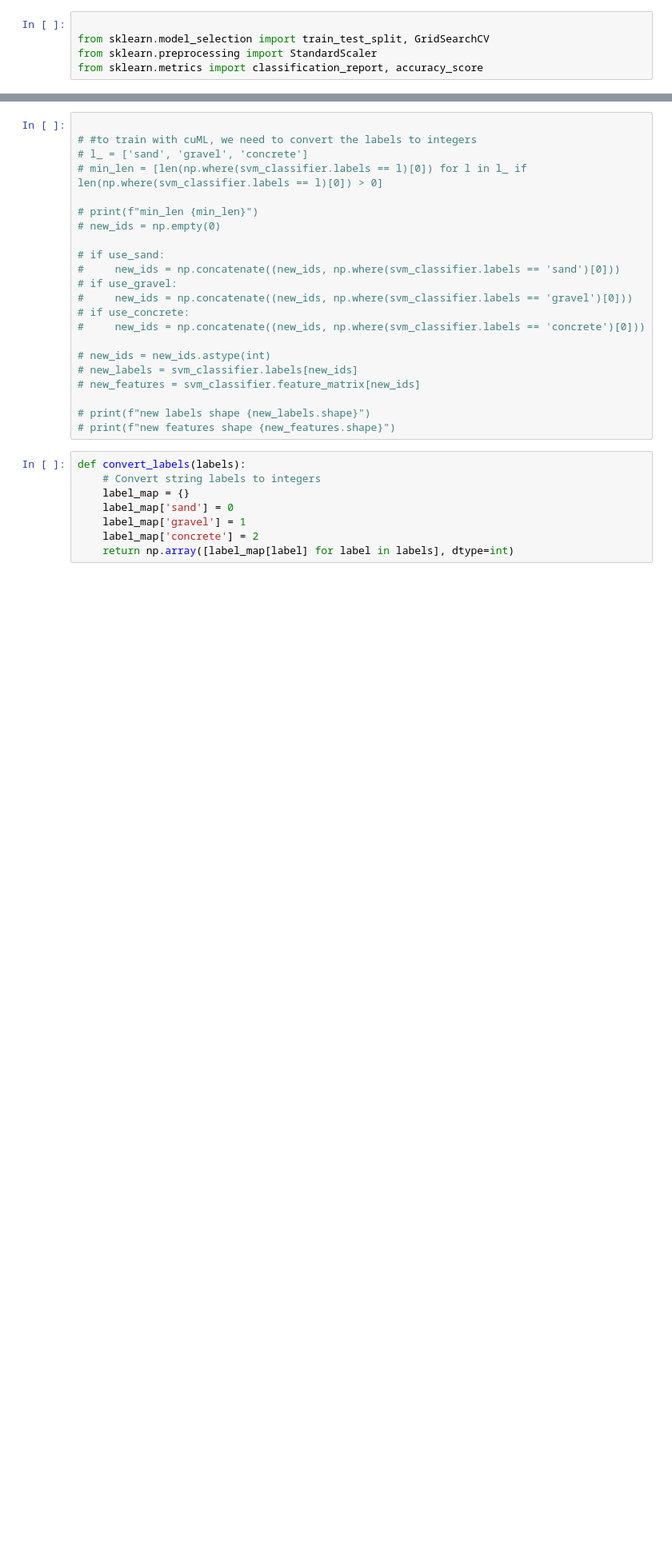
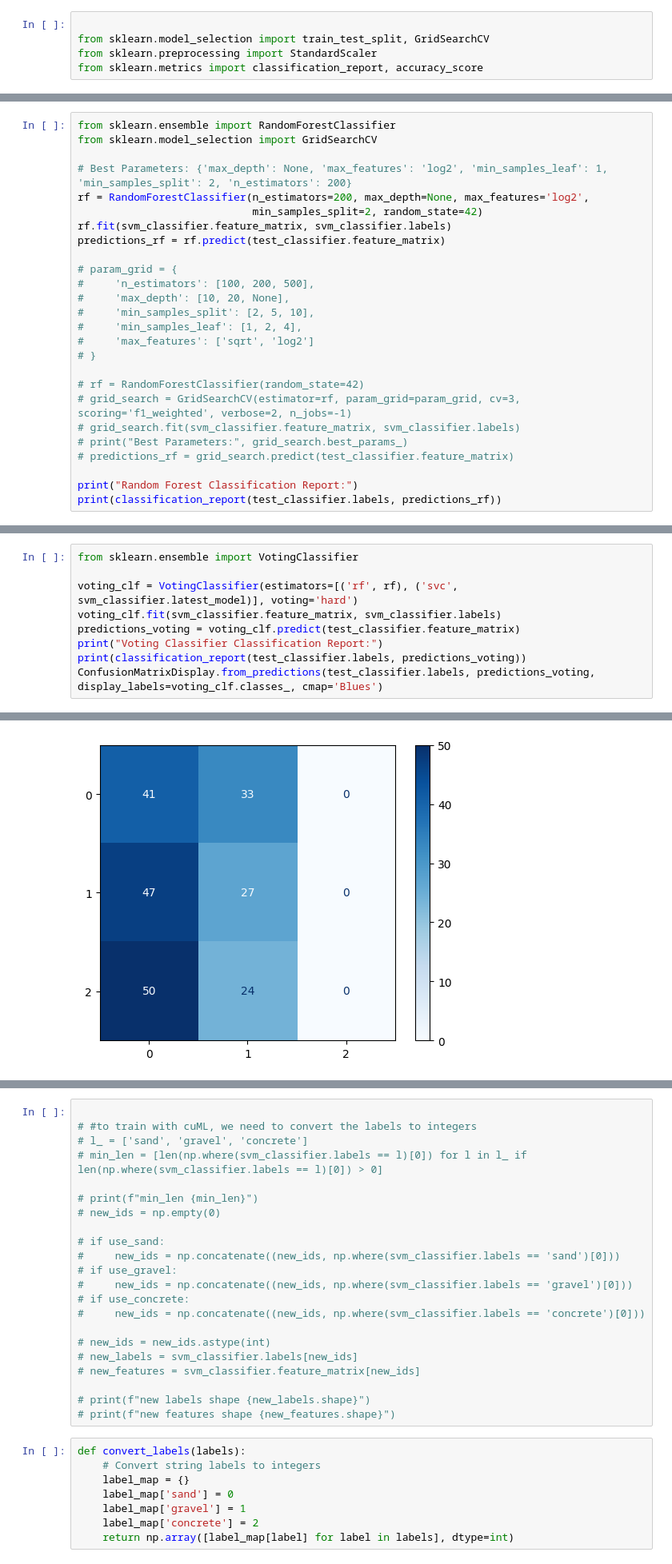
Before and after one commit to brolinA/terrain_property_prediction, a Jupyter notebook: src/training_workbook.ipynb, the cells around one changed output, grey strips where cells are left out. Shown at 80% size. Saved outputs shown, nothing was run; the diff lists cells and outputs as text; blank space fills up the shorter version.

```diff
--- a/src/training_workbook.ipynb
+++ b/src/training_workbook.ipynb
@@ -96,0 +228,26 @@ weighted avg       0.63      0.61      0.62       345
+# %%
+from sklearn.ensemble import RandomForestClassifier
+from sklearn.model_selection import GridSearchCV
+
+# Best Parameters: {'max_depth': None, 'max_features': 'log2', 'min_samples_leaf': 1, 'min_samples_split': 2, 'n_estimators': 200}
+rf = RandomForestClassifier(n_estimators=200, max_depth=None, max_features='log2',
+                            min_samples_split=2, random_state=42)
+rf.fit(svm_classifier.feature_matrix, svm_classifier.labels)
+predictions_rf = rf.predict(test_classifier.feature_matrix)
+
+# param_grid = {
+#     'n_estimators': [100, 200, 500],
+#     'max_depth': [10, 20, None],
+#     'min_samples_split': [2, 5, 10],
+#     'min_samples_leaf': [1, 2, 4],
+#     'max_features': ['sqrt', 'log2']
+# }
+
+# rf = RandomForestClassifier(random_state=42)
+# grid_search = GridSearchCV(estimator=rf, param_grid=param_grid, cv=3, scoring='f1_weighted', verbose=2, n_jobs=-1)
+# grid_search.fit(svm_classifier.feature_matrix, svm_classifier.labels)
+# print("Best Parameters:", grid_search.best_params_)
+# predictions_rf = grid_search.predict(test_classifier.feature_matrix)
+
+print("Random Forest Classification Report:")
+print(classification_report(test_classifier.labels, predictions_rf))
@@ -96,0 +265,10 @@ weighted avg       0.63      0.61      0.62       345
+# %%
+from sklearn.ensemble import VotingClassifier
+
+voting_clf = VotingClassifier(estimators=[('rf', rf), ('svc', svm_classifier.latest_model)], voting='hard')
+voting_clf.fit(svm_classifier.feature_matrix, svm_classifier.labels)
+predictions_voting = voting_clf.predict(test_classifier.feature_matrix)
+print("Voting Classifier Classification Report:")
+print(classification_report(test_classifier.labels, predictions_voting))
+ConfusionMatrixDisplay.from_predictions(test_classifier.labels, predictions_voting, display_labels=voting_clf.classes_, cmap='Blues')
+# %% [output]
@@ -96,0 +286 @@ weighted avg       0.63      0.61      0.62       345
+[figure, added]
```
Also changed, not shown: parts of 13 cells of this notebook.
